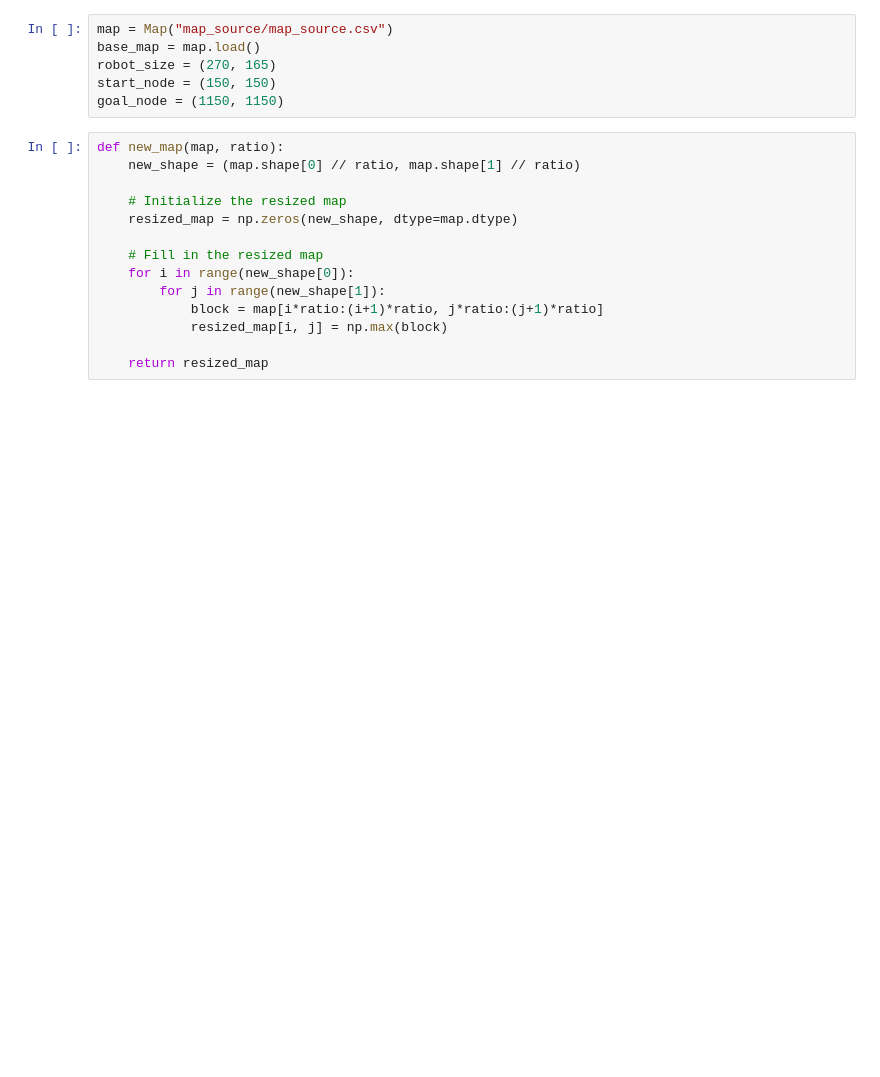
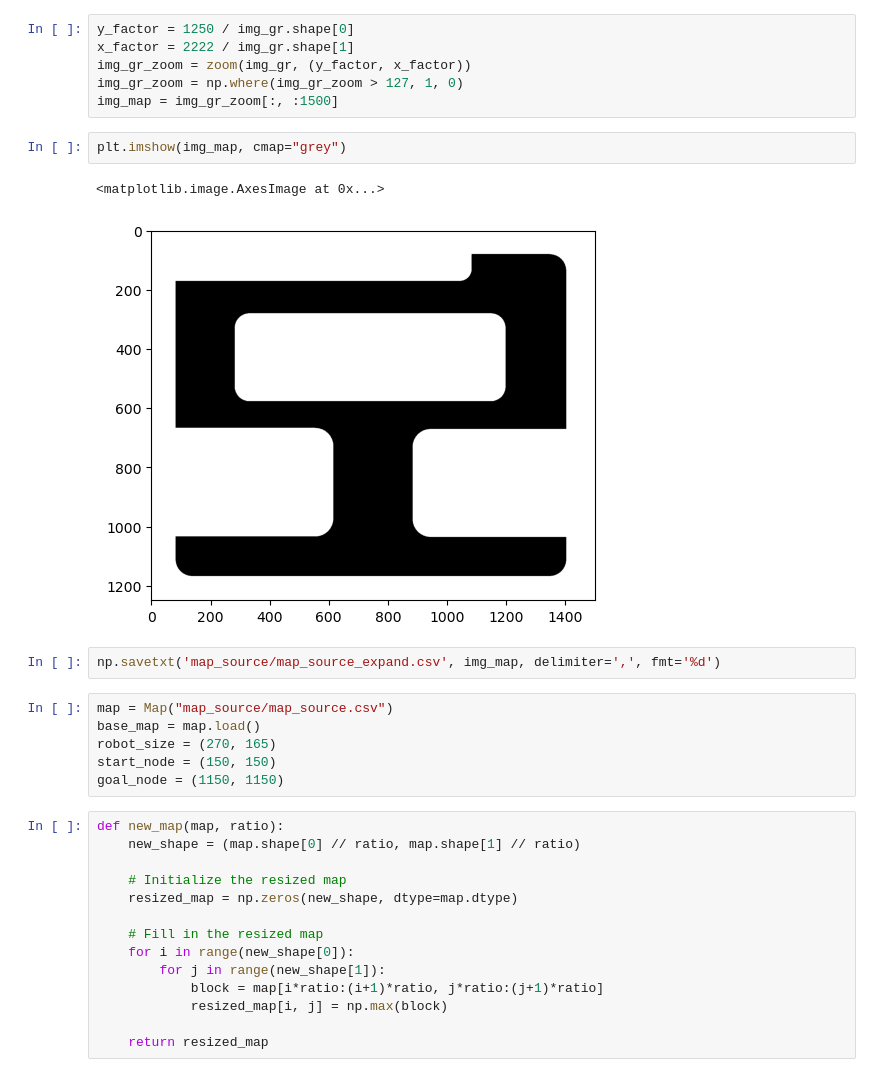
Before and after one commit to jmilliaan/igp-amr, a Jupyter notebook: src/map_processing.ipynb, the cells around one changed output. Saved outputs shown, nothing was run; the diff lists cells and outputs as text; blank space fills up the shorter version.

```diff
--- a/src/map_processing.ipynb
+++ b/src/map_processing.ipynb
@@ -32,3 +24,16 @@ plt.show()
+# %%
+y_factor = 1250 / img_gr.shape[0]
+x_factor = 2222 / img_gr.shape[1]
+img_gr_zoom = zoom(img_gr, (y_factor, x_factor))
+img_gr_zoom = np.where(img_gr_zoom > 127, 1, 0)
+img_map = img_gr_zoom[:, :1500]
+# %%
+plt.imshow(img_map, cmap="grey")
+# %% [output]
+<matplotlib.image.AxesImage at 0x...>
+[figure, added]
+# %%
+np.savetxt('map_source/map_source_expand.csv', img_map, delimiter=',', fmt='%d')
 # %%
 map = Map("map_source/map_source.csv")
 base_map = map.load()
```
Also changed, not shown: parts of 6 cells of this notebook, 4 other files.
